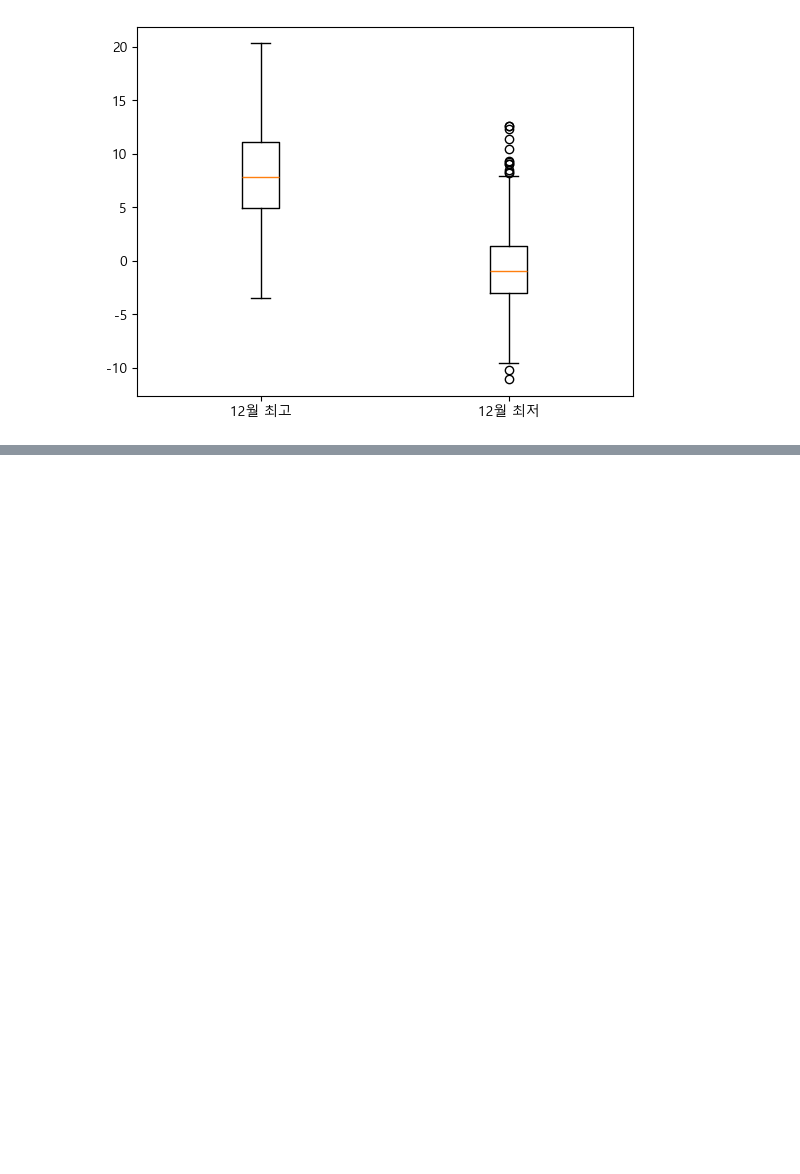
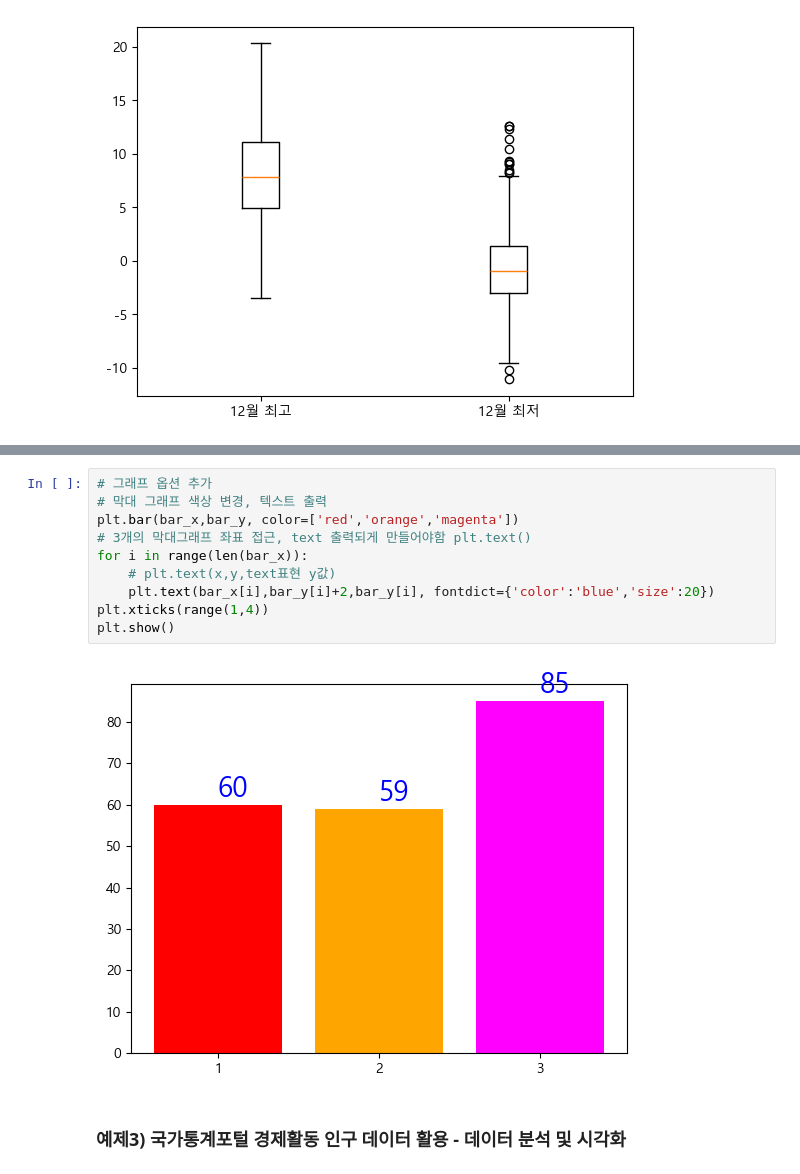
Before and after one commit to 2013je/Python_jpnb, a Jupyter notebook: 4.Matplotlib.ipynb, the cells around one changed output, grey strips where cells are left out. Cells and saved outputs as stored; diff of their text form; blank space fills up the shorter version.

```diff
--- a/4.Matplotlib.ipynb
+++ b/4.Matplotlib.ipynb
@@ -345,0 +364,14 @@ plt.show()
+# %%
+# 그래프 옵션 추가
+# 막대 그래프 색상 변경, 텍스트 출력
+plt.bar(bar_x,bar_y, color=['red','orange','magenta'])
+# 3개의 막대그래프 좌표 접근, text 출력되게 만들어야함 plt.text()
+for i in range(len(bar_x)):
+    # plt.text(x,y,text표현 y값)
+    plt.text(bar_x[i],bar_y[i]+2,bar_y[i], fontdict={'color':'blue','size':20})
+plt.xticks(range(1,4))
+plt.show()
+# %% [output]
+[figure, added]
+# %% [markdown]
+### 예제3) 국가통계포털 경제활동 인구 데이터 활용 - 데이터 분석 및 시각화
```
Also changed, not shown: parts of 25 cells of this notebook, 3 other files.
